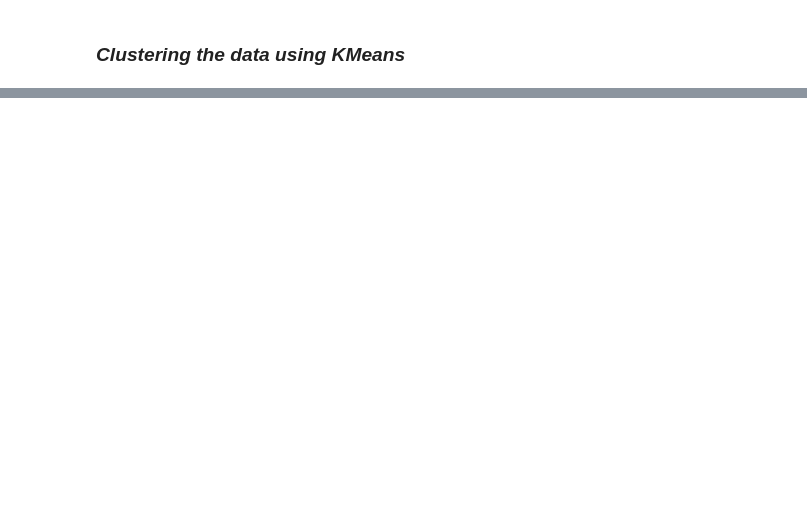
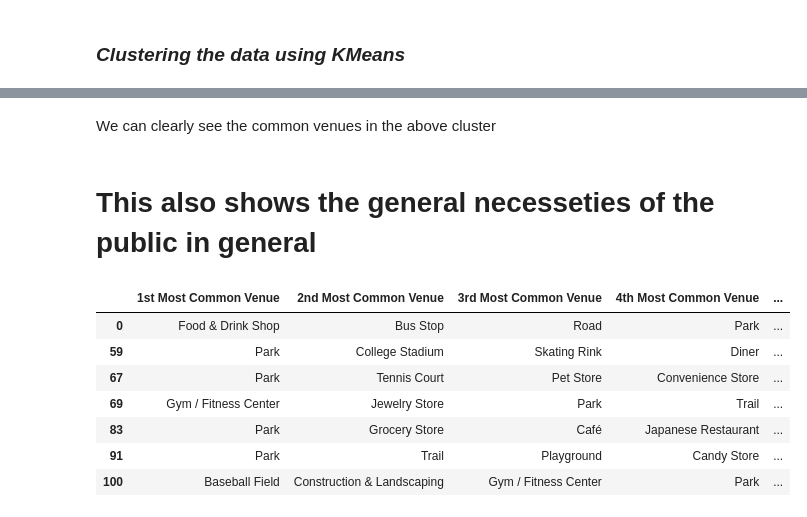
Before and after one commit to Shakespeare1998/Coursera_Capstone, a Jupyter notebook: Toronto_complete.ipynb, the cells around one changed output, grey strips where cells are left out. Saved outputs shown, nothing was run; the diff lists cells and outputs as text; code cells hidden in the pictures; blank space fills up the shorter version.

```diff
--- a/Toronto_complete.ipynb
+++ b/Toronto_complete.ipynb
@@ -367,0 +391,15 @@ map_clusters
+# %% [markdown]
+We can clearly see the common venues in the above cluster
+# %% [markdown]
+# This also shows the general necesseties of the public in general
+# %%
+end_data[end_data['Cluster']==1].iloc[:,5:-1]
+# %% [output]
+|  | 1st Most Common Venue | 2nd Most Common Venue | 3rd Most Common Venue | 4th Most Common Venue | ... |
+| 0 | Food & Drink Shop | Bus Stop | Road | Park | ... |
+| 59 | Park | College Stadium | Skating Rink | Diner | ... |
+| 67 | Park | Tennis Court | Pet Store | Convenience Store | ... |
+| 69 | Gym / Fitness Center | Jewelry Store | Park | Trail | ... |
+| 83 | Park | Grocery Store | Café | Japanese Restaurant | ... |
+| 91 | Park | Trail | Playground | Candy Store | ... |
+| 100 | Baseball Field | Construction & Landscaping | Gym / Fitness Center | Park | ... |
```
Also changed, not shown: parts of 18 cells of this notebook.
